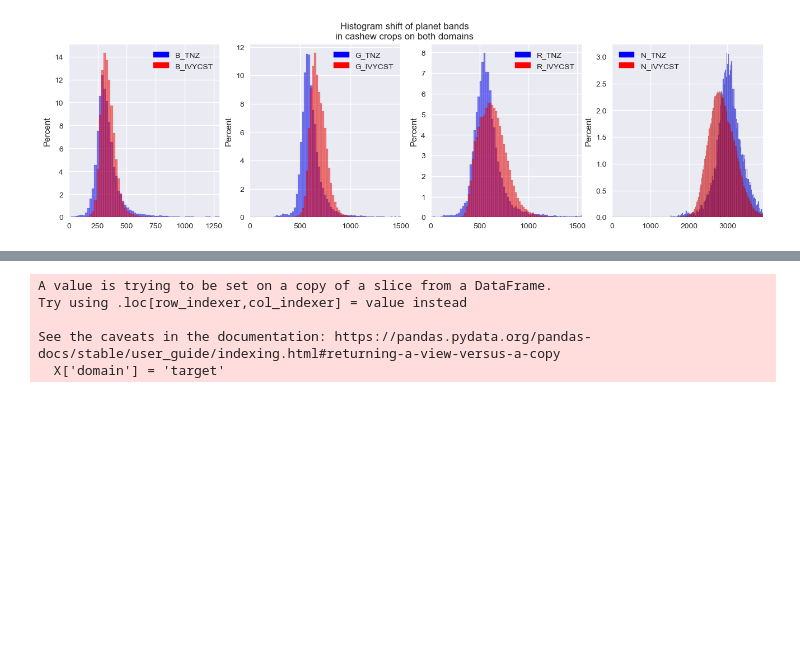
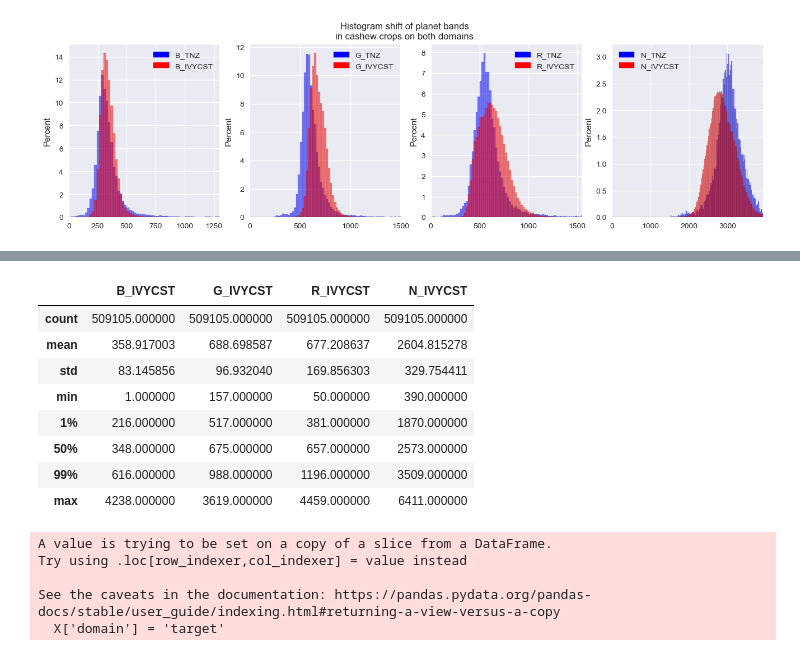
Before and after one commit to mdominguezd/DomainAdaptationCashewCropMapping_MGIThesis, a Jupyter notebook: 01_DataExploration/01_02_DataDistributionShift.ipynb, the cells around one changed output, grey strips where cells are left out. Saved outputs shown, nothing was run; the diff lists cells and outputs as text; code cells hidden in the pictures; blank space fills up the shorter version.

```diff
--- a/01_DataExploration/01_02_DataDistributionShift.ipynb
+++ b/01_DataExploration/01_02_DataDistributionShift.ipynb
@@ -108,3 +158,15 @@ sst = plt.suptitle('Histogram shift of planet bands\nin cashew crops on both dom
+# %%
+df.iloc[:, -4:].dropna().describe(percentiles = [0.01, 0.99])
+# %% [output]
+|  | B_IVYCST | G_IVYCST | R_IVYCST | N_IVYCST |
+| count | 509105.000000 | 509105.000000 | 509105.000000 | 509105.000000 |
+| mean | 358.917003 | 688.698587 | 677.208637 | 2604.815278 |
+| std | 83.145856 | 96.932040 | 169.856303 | 329.754411 |
+| min | 1.000000 | 157.000000 | 50.000000 | 390.000000 |
+| 1% | 216.000000 | 517.000000 | 381.000000 | 1870.000000 |
+| 50% | 348.000000 | 675.000000 | 657.000000 | 2573.000000 |
+| 99% | 616.000000 | 988.000000 | 1196.000000 | 3509.000000 |
+| max | 4238.000000 | 3619.000000 | 4459.000000 | 6411.000000 |
 # %%
 X = df_tz.dropna()
 X['domain'] = 'target'
```
Also changed, not shown: parts of 4 cells of this notebook, 1 other file.
